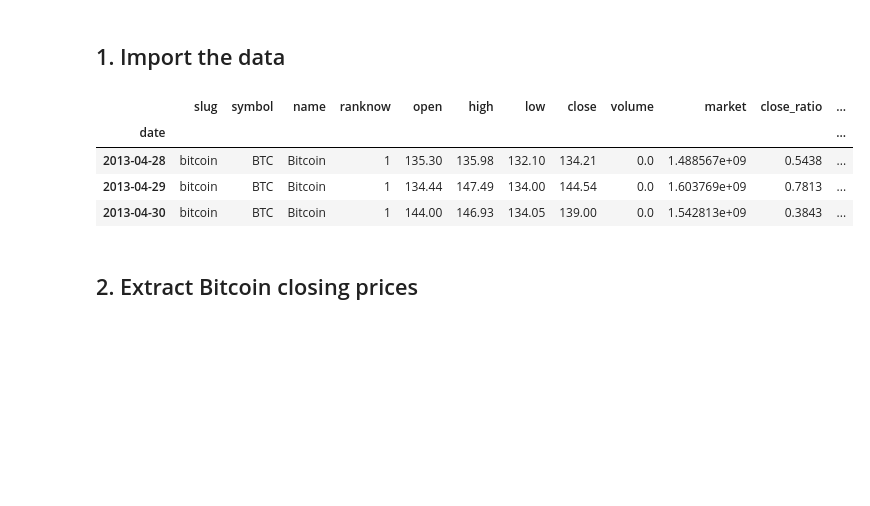
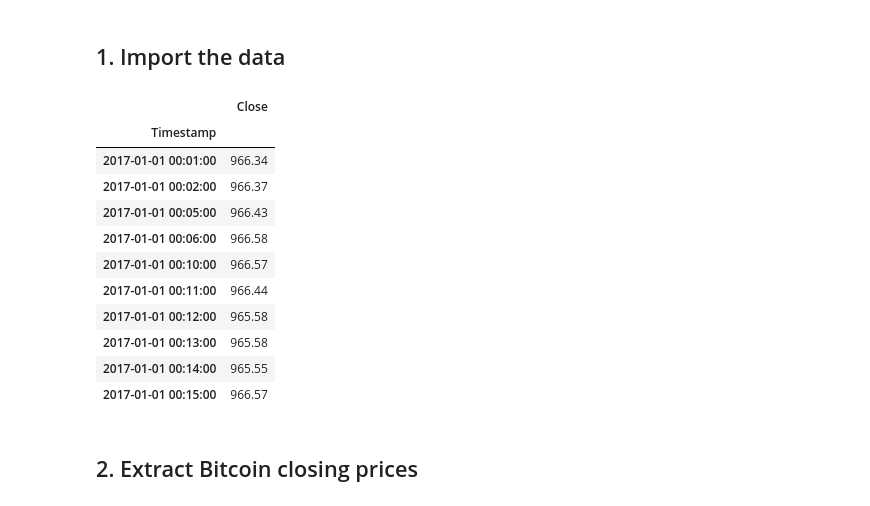
Before and after one commit to Davidchen146/OiT-Project, a Jupyter notebook: data-preprocessing.ipynb, the cells around one changed output. Saved outputs shown, nothing was run; the diff lists cells and outputs as text; code cells hidden in the pictures; blank space fills up the shorter version.

```diff
--- a/data-preprocessing.ipynb
+++ b/data-preprocessing.ipynb
@@ -27,17 +27,27 @@ sns.set(style="darkgrid", font_scale=1.5)
 # %% [markdown]
 ## 1. Import the data
 # %%
-data_location = './datasets/all-crypto-currencies/crypto-markets.csv'
+data_location = './datasets/all-crypto-currencies/bitstampUSD_1-min_data_2012-01-01_to_2021-03-31.csv'
 data = pd.read_csv(data_location,
-                   parse_dates=['date'],
-                   index_col="date")
-data.head(3)
+                    parse_dates=['Timestamp'],
+                    index_col="Timestamp")
+no_missing_data = data.dropna(subset=['Close'])
+dates = pd.to_datetime(no_missing_data.index, unit='s')
+no_missing_data.index = dates
+cropped = no_missing_data[no_missing_data.index.year>2016].copy()
 # %% [output]
-|  | slug | symbol | name | ranknow | open | high | low | close | volume | market | close_ratio | ... |
-| date |  |  |  |  |  |  |  |  |  |  |  | ... |
-| 2013-04-28 | bitcoin | BTC | Bitcoin | 1 | 135.30 | 135.98 | 132.10 | 134.21 | 0.0 | 1.488567e+09 | 0.5438 | ... |
-| 2013-04-29 | bitcoin | BTC | Bitcoin | 1 | 134.44 | 147.49 | 134.00 | 144.54 | 0.0 | 1.603769e+09 | 0.7813 | ... |
-| 2013-04-30 | bitcoin | BTC | Bitcoin | 1 | 144.00 | 146.93 | 134.05 | 139.00 | 0.0 | 1.542813e+09 | 0.3843 | ... |
+|  | Close |
+| Timestamp |  |
+| 2017-01-01 00:01:00 | 966.34 |
+| 2017-01-01 00:02:00 | 966.37 |
+| 2017-01-01 00:05:00 | 966.43 |
+| 2017-01-01 00:06:00 | 966.58 |
+| 2017-01-01 00:10:00 | 966.57 |
+| 2017-01-01 00:11:00 | 966.44 |
+| 2017-01-01 00:12:00 | 965.58 |
+| 2017-01-01 00:13:00 | 965.58 |
+| 2017-01-01 00:14:00 | 965.55 |
+| 2017-01-01 00:15:00 | 966.57 |
 # %% [markdown]
 ## 2. Extract Bitcoin closing prices
 # %%
```
Also changed, not shown: parts of 10 cells of this notebook, 2 other files.
